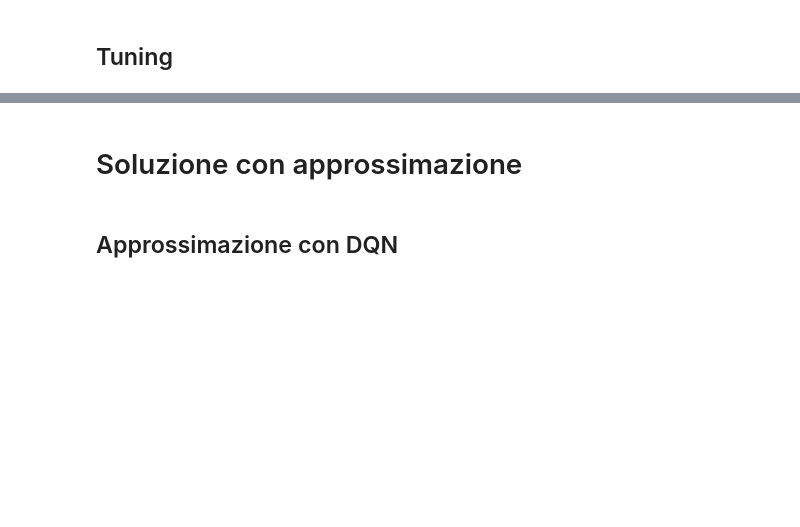
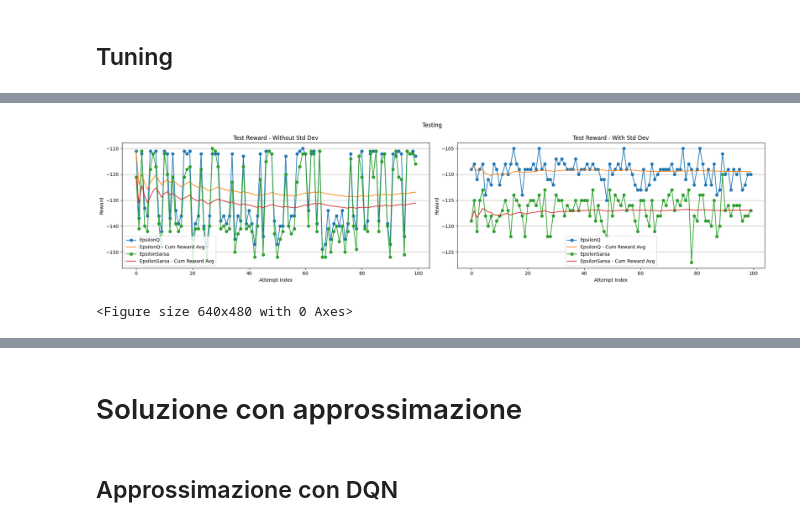
Before and after one commit to SimoneNicosanti/ML_Project, a Jupyter notebook: Project.ipynb, the cells around one changed output, grey strips where cells are left out. Drawn from its saved outputs; the diff is of its cells as text; code cells hidden in the pictures; blank space fills up the shorter version.

```diff
--- a/Project.ipynb
+++ b/Project.ipynb
@@ -609,0 +639,45 @@ Console().print(table)
+# %%
+TESTING_EPISODES = 100
+
+baseList = []
+withStdList = []
+
+for key in epsilonTrainedDict :
+    if (key[1]) :
+        withStdList.append(epsilonTrainedDict[key][0])
+    else :
+        baseList.append(epsilonTrainedDict[key][0])
+
+policyList = [baseList, withStdList]
+# %%
+
+fig, axes = plt.subplots(nrows = 1, ncols = 2, figsize = (20, 5))
+
+for i in range(0, len(policyList)) :
+    currList = policyList[i]
+
+    for policy in currList :
+        agent = Agent(policy)
+        rewardArray = agent.test(TESTING_EPISODES, TEST_SEED, False)
+        axes[i].plot(rewardArray, label = policy.__class__.__name__, marker = "o")
+
+        cumAvg = np.cumsum(rewardArray) / np.arange(1, len(rewardArray) + 1)
+        axes[i].plot(cumAvg, label = policy.__class__.__name__ + " - Cum Reward Avg")
+
+    axes[i].legend()
+    axes[i].grid(True, axis = "y")
+    axes[i].set_ylabel("Reward")
+    axes[i].set_xlabel("Attempt Index")
+
+    if i == 0 :
+        axes[i].set_title("Test Reward - Without Std Dev")
+    else :
+        axes[i].set_title("Test Reward - With Std Dev")
+
+fig.suptitle(f"Testing")
+plt.tight_layout()
+plt.show()
+plt.clf()
+# %% [output]
+[figure, added]
+<Figure size 640x480 with 0 Axes>
```
Also changed, not shown: parts of 79 cells of this notebook, 6 other files.
